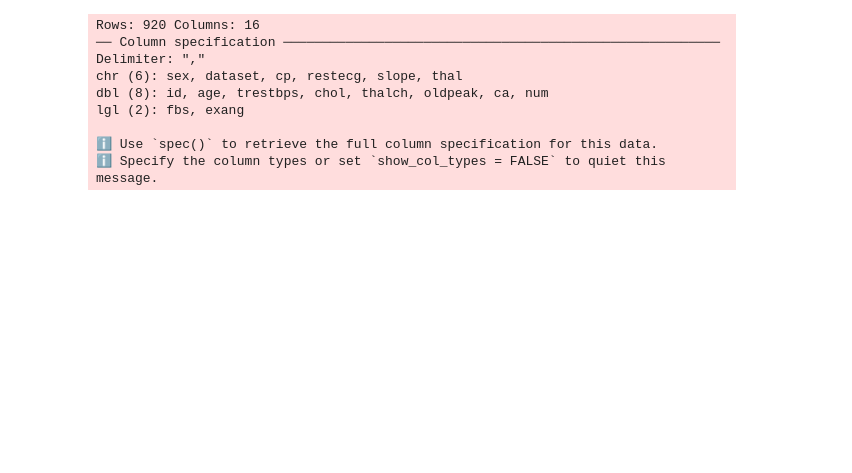
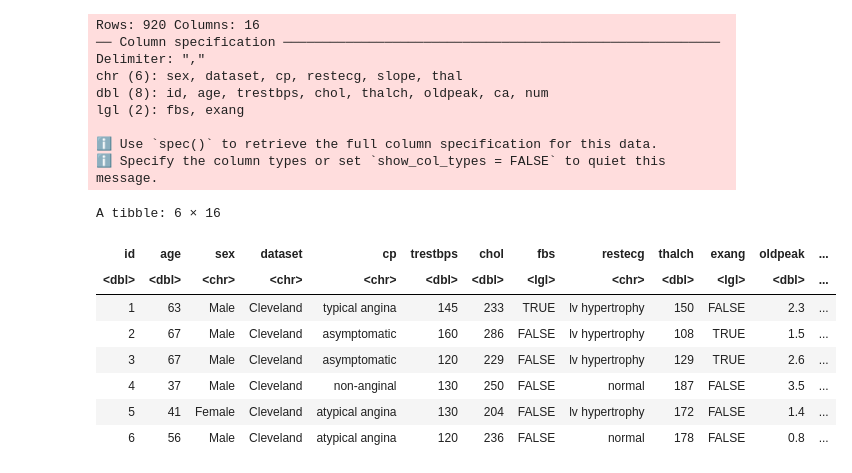
Before and after one commit to cocom250/DSCI-100-Group-17, a Jupyter notebook: group_project_proposal.ipynb, the cells around one changed output. Drawn from its saved outputs; the diff is of its cells as text; code cells hidden in the pictures; blank space fills up the shorter version.

```diff
--- a/group_project_proposal.ipynb
+++ b/group_project_proposal.ipynb
@@ -36,3 +18,15 @@ lgl (2): fbs, exang
 
 ℹ Use `spec()` to retrieve the full column specification for this data.
 ℹ Specify the column types or set `show_col_types = FALSE` to quiet this message.
+# %%
+head(heart_disease_data)
+# %% [output]
+A tibble: 6 × 16
+| id | age | sex | dataset | cp | trestbps | chol | fbs | restecg | thalch | exang | oldpeak | ... |
+| <dbl> | <dbl> | <chr> | <chr> | <chr> | <dbl> | <dbl> | <lgl> | <chr> | <dbl> | <lgl> | <dbl> | ... |
+| 1 | 63 | Male | Cleveland | typical angina | 145 | 233 | TRUE | lv hypertrophy | 150 | FALSE | 2.3 | ... |
+| 2 | 67 | Male | Cleveland | asymptomatic | 160 | 286 | FALSE | lv hypertrophy | 108 | TRUE | 1.5 | ... |
+| 3 | 67 | Male | Cleveland | asymptomatic | 120 | 229 | FALSE | lv hypertrophy | 129 | TRUE | 2.6 | ... |
+| 4 | 37 | Male | Cleveland | non-anginal | 130 | 250 | FALSE | normal | 187 | FALSE | 3.5 | ... |
+| 5 | 41 | Female | Cleveland | atypical angina | 130 | 204 | FALSE | lv hypertrophy | 172 | FALSE | 1.4 | ... |
+| 6 | 56 | Male | Cleveland | atypical angina | 120 | 236 | FALSE | normal | 178 | FALSE | 0.8 | ... |
```
Also changed, not shown: parts of 2 cells of this notebook.
